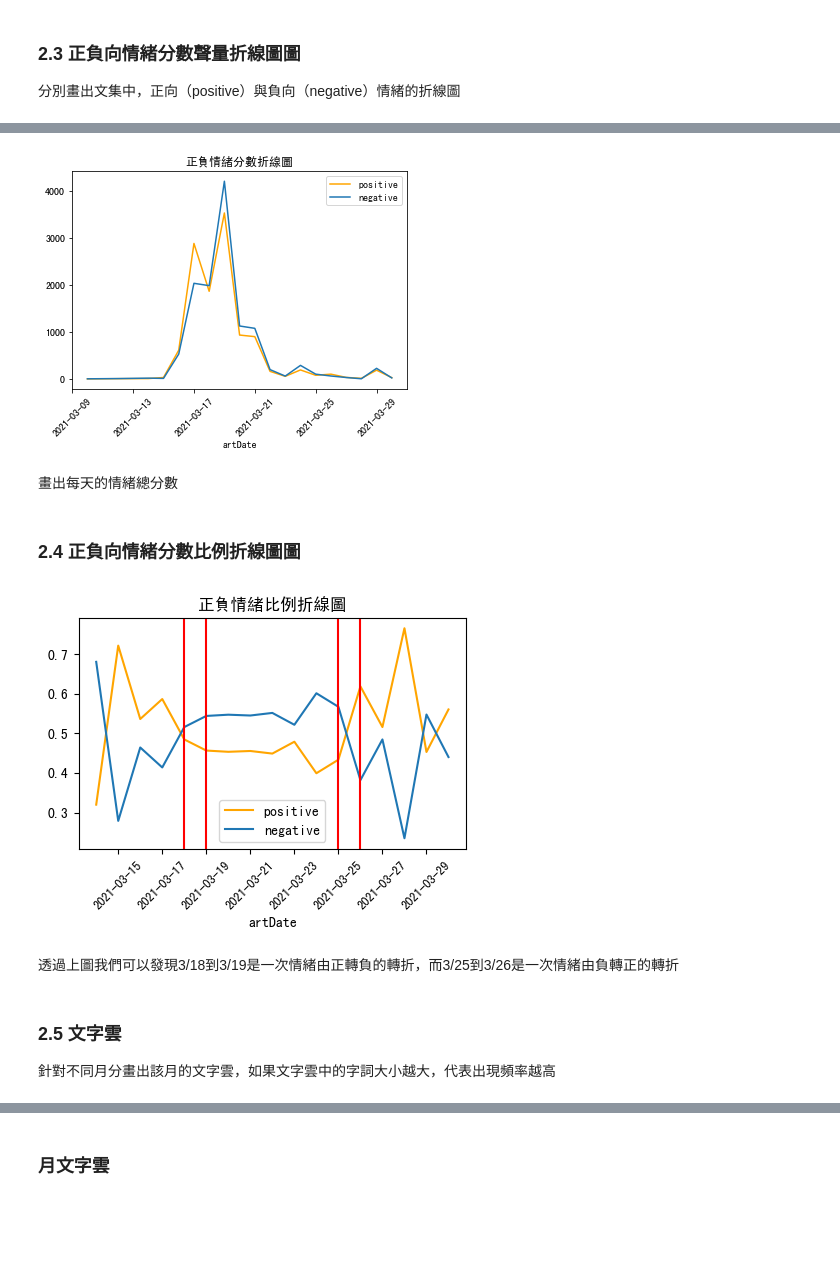
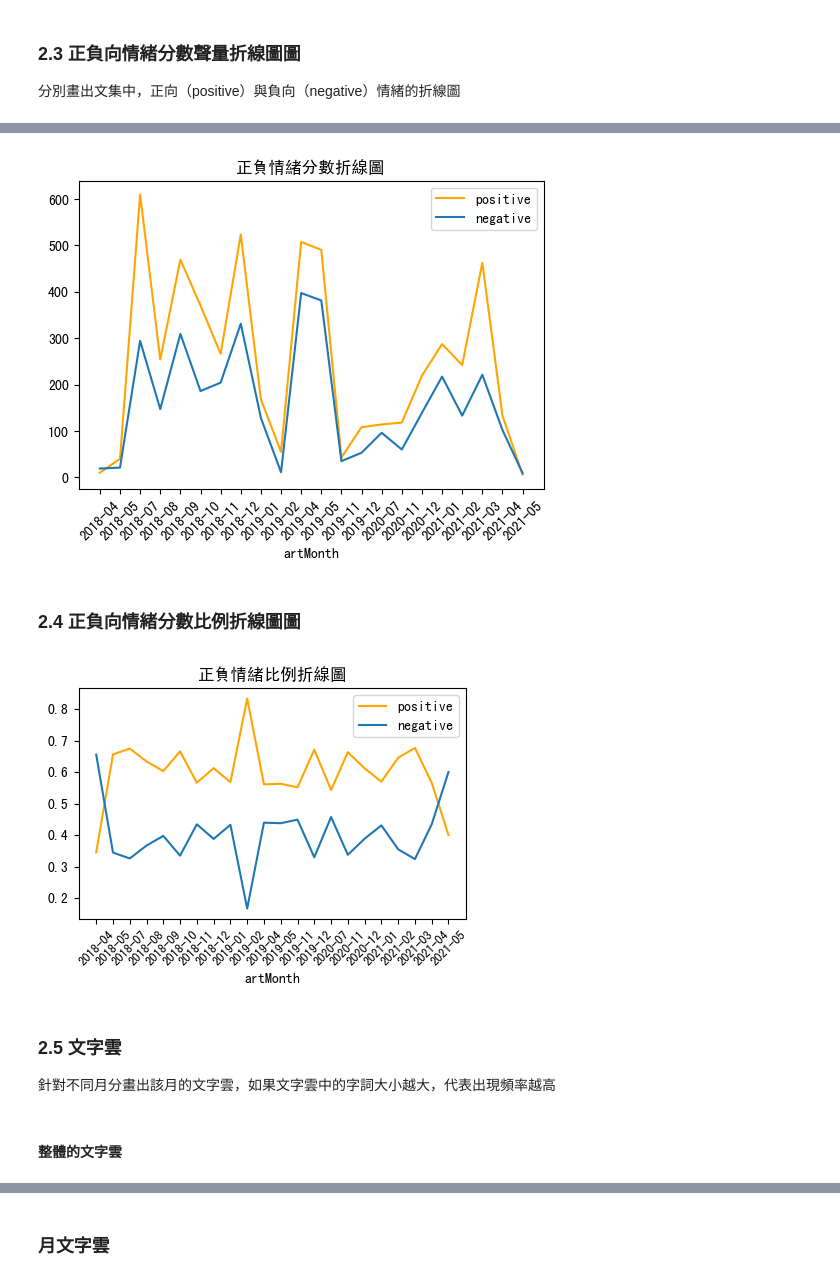
Before and after one commit to oraclekaia/social_media_analysis_mid-, a Jupyter notebook: ver1.ipynb, the cells around one changed output, grey strips where cells are left out. Drawn from its saved outputs; the diff is of its cells as text; code cells hidden in the pictures; blank space fills up the shorter version.

```diff
--- a/ver1.ipynb
+++ b/ver1.ipynb
@@ -198,0 +202,4 @@ word_count.head()
+# %%
+# 新增artMonth欄位記錄每月的字詞
+MetaData_token['artMonth'] = MetaData_token.artDate.apply(lambda x: x.strftime("%Y-%m"))
+MetaData_token['artMonth']
@@ -241,12 +274,10 @@ df_ntusd
 ### 2.3 正負向情緒分數聲量折線圖圖
 分別畫出文集中，正向（positive）與負向（negative）情緒的折線圖
 # %%
-#文章和與台大情緒字典做合併
+#日誌和與台大情緒字典做合併
 data_ntusd = pd.merge(MetaData_token, df_ntusd, on=['word'],how='left')
 
 #算出每月情緒總和(sentiment_count)
-MetaData['artMonth'] = MetaData['artDate'].strftime("%Y")
-MetaData['artMonth']
-# sentiment_count = data_ntusd.groupby(['artDate','sentiments'],as_index=False).size()
-# sentiment_count.head(10)
+sentiment_count = data_ntusd.groupby(['artMonth','sentiments'],as_index=False).size()
+sentiment_count.head(10)
 # %% [output]
@@ -257,48 +298,46 @@ n = sentiment_count[sentiment_count['sentiments']=='negative']
 
 plt.figure(figsize=(6,4))   # 顯示圖框架大小 (寬,高)
 plt.style.use("default")     # 使用ggplot主題樣式
-plt.rcParams['font.sans-serif']=['SimHei'] #使中文能正常顯示
+
 plt.title('正負情緒分數折線圖')
-plt.plot(p['artDate'].tolist(), p['size'], label='positive',color="orange")
-plt.plot(n['artDate'].tolist(), n['size'], label='negative')
+plt.plot(p['artMonth'].tolist(), p['size'], label='positive',color="orange")
+plt.plot(n['artMonth'].tolist(), n['size'], label='negative')
 plt.xticks(rotation= 45, fontsize=10)
 plt.legend() #顯示圖例
 #plt.axvline(x='2021-03-18', color="red", ls="-")
-plt.xlabel('artDate')
+plt.xlabel('artMonth')
 plt.show()
 # %% [output]
-[figure, old version]
+[figure, new version]
-# %% [markdown]
-畫出每天的情緒總分數
 # %% [markdown]
 ### 2.4 正負向情緒分數比例折線圖圖
 # %%
-sentiment_count_r = sentiment_count.assign(ratio = sentiment_count.groupby(['artDate'], as_index=False)
+sentiment_count_r = sentiment_count.assign(ratio = sentiment_count.groupby(['artMonth'], as_index=False)
                                            .apply(lambda x: x['size'] / sum(x['size'])).reset_index(level=0, drop=True))
 # %%
-sentiment_count_r = sentiment_count_r[sentiment_count_r['artDate'] > '2021/03/13']
+# sentiment_count_r = sentiment_count_r[sentiment_count_r['artDate'] > '2021/03/13']
 p = sentiment_count_r[sentiment_count_r['sentiments']=='positive']
 n = sentiment_count_r[sentiment_count_r['sentiments']=='negative']
 
 plt.figure(figsize=(5,3))   # 顯示圖框架大小 (寬,高)
 plt.style.use("default")     # 使用ggplot主題樣式
-plt.rcParams['font.sans-serif']=['SimHei'] #使中文能正常顯示
+
 plt.title('正負情緒比例折線圖')
-plt.plot(p['artDate'].tolist(), p['ratio'], label='positive',color="orange")
-plt.plot(n['artDate'].tolist(), n['ratio'], label='negative')
+plt.plot(p['artMonth'].tolist(), p['ratio'], label='positive',color="orange")
+plt.plot(n['artMonth'].tolist(), n['ratio'], label='negative')
 plt.xticks(rotation= 45, fontsize=9)
 plt.legend() #顯示圖例
-plt.axvline(x=datetime.strptime('2021-03-18', "%Y-%m-%d"), color="red", ls="-")
-plt.axvline(x=datetime.strptime('2021-03-19', "%Y-%m-%d"), color="red", ls="-")
-plt.axvline(x=datetime.strptime('2021-03-25', "%Y-%m-%d"), color="red", ls="-")
-plt.axvline(x=datetime.strptime('2021-03-26', "%Y-%m-%d"), color="red", ls="-")
-plt.xlabel('artDate')
+# plt.axvline(x=datetime.strptime('2021-03-18', "%Y-%m-%d"), color="red", ls="-")
+# plt.axvline(x=datetime.strptime('2021-03-19', "%Y-%m-%d"), color="red", ls="-")
+# plt.axvline(x=datetime.strptime('2021-03-25', "%Y-%m-%d"), color="red", ls="-")
+# plt.axvline(x=datetime.strptime('2021-03-26', "%Y-%m-%d"), color="red", ls="-")
+plt.xlabel('artMonth')
 plt.show()
 # %% [output]
-[figure, old version]
+[figure, new version]
-# %% [markdown]
-透過上圖我們可以發現3/18到3/19是一次情緒由正轉負的轉折，而3/25到3/26是一次情緒由負轉正的轉折
 # %% [markdown]
 ### 2.5 文字雲
 針對不同月分畫出該月的文字雲，如果文字雲中的字詞大小越大，代表出現頻率越高
+# %% [markdown]
+#### 整體的文字雲
 # %%
```
Also changed, not shown: parts of 21 cells of this notebook.
